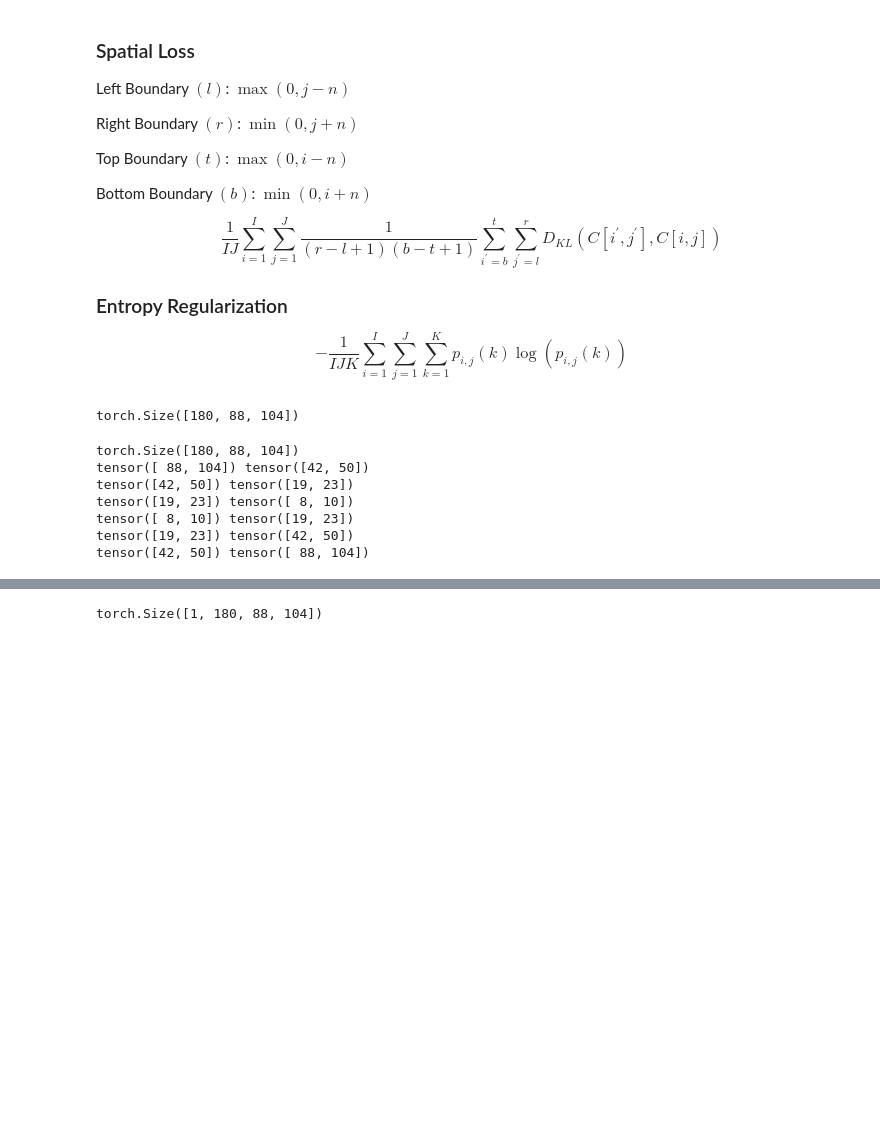
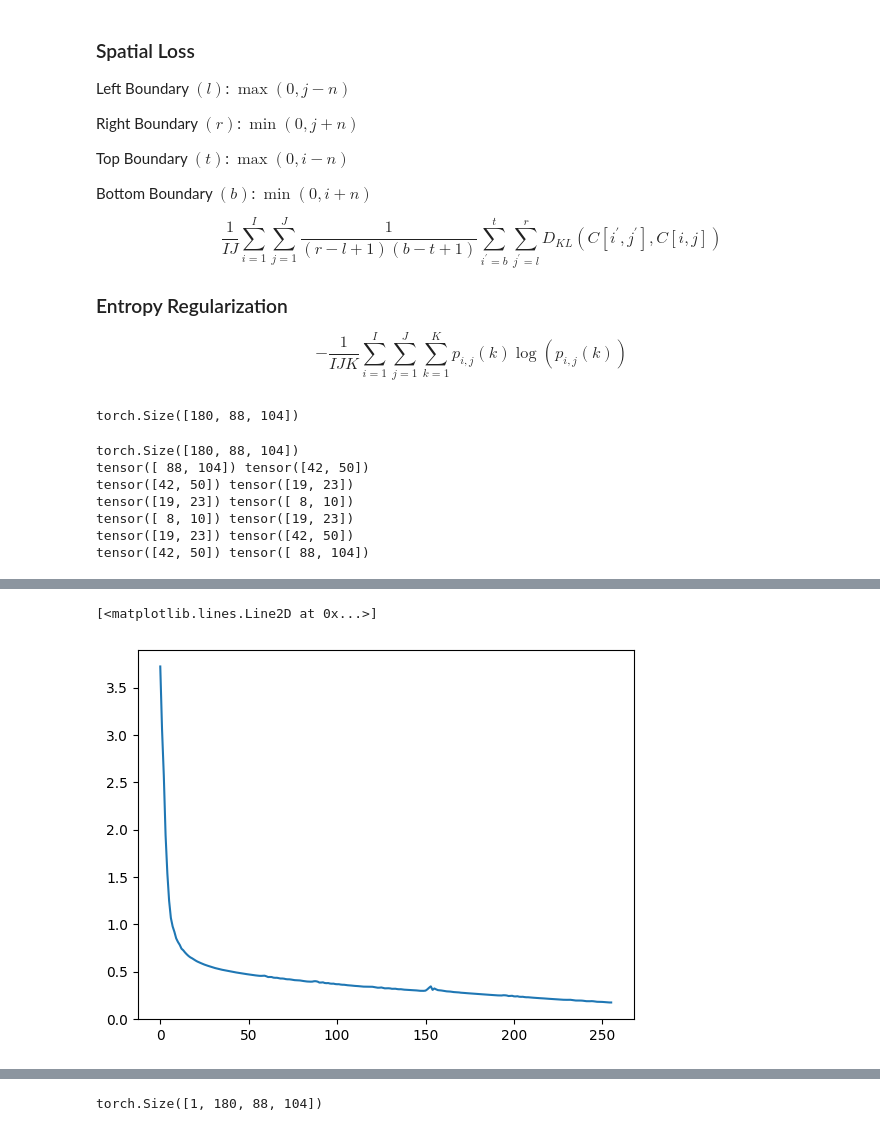
Before and after one commit to prob-ml/XeniumCluster, a Jupyter notebook: texture.ipynb, the cells around one changed output, grey strips where cells are left out. Saved outputs shown, nothing was run; the diff lists cells and outputs as text; code cells hidden in the pictures; blank space fills up the shorter version.

```diff
--- a/texture.ipynb
+++ b/texture.ipynb
@@ -567,0 +608,5 @@ plt.plot(range(len(model.loss_array)), model.loss_array)
+# %%
+plt.plot(range(len(model.reconstruction)), model.reconstruction)
+# %% [output]
+[<matplotlib.lines.Line2D at 0x...>]
+[figure, added]
```
Also changed, not shown: parts of 18 cells of this notebook, 5 other files.
